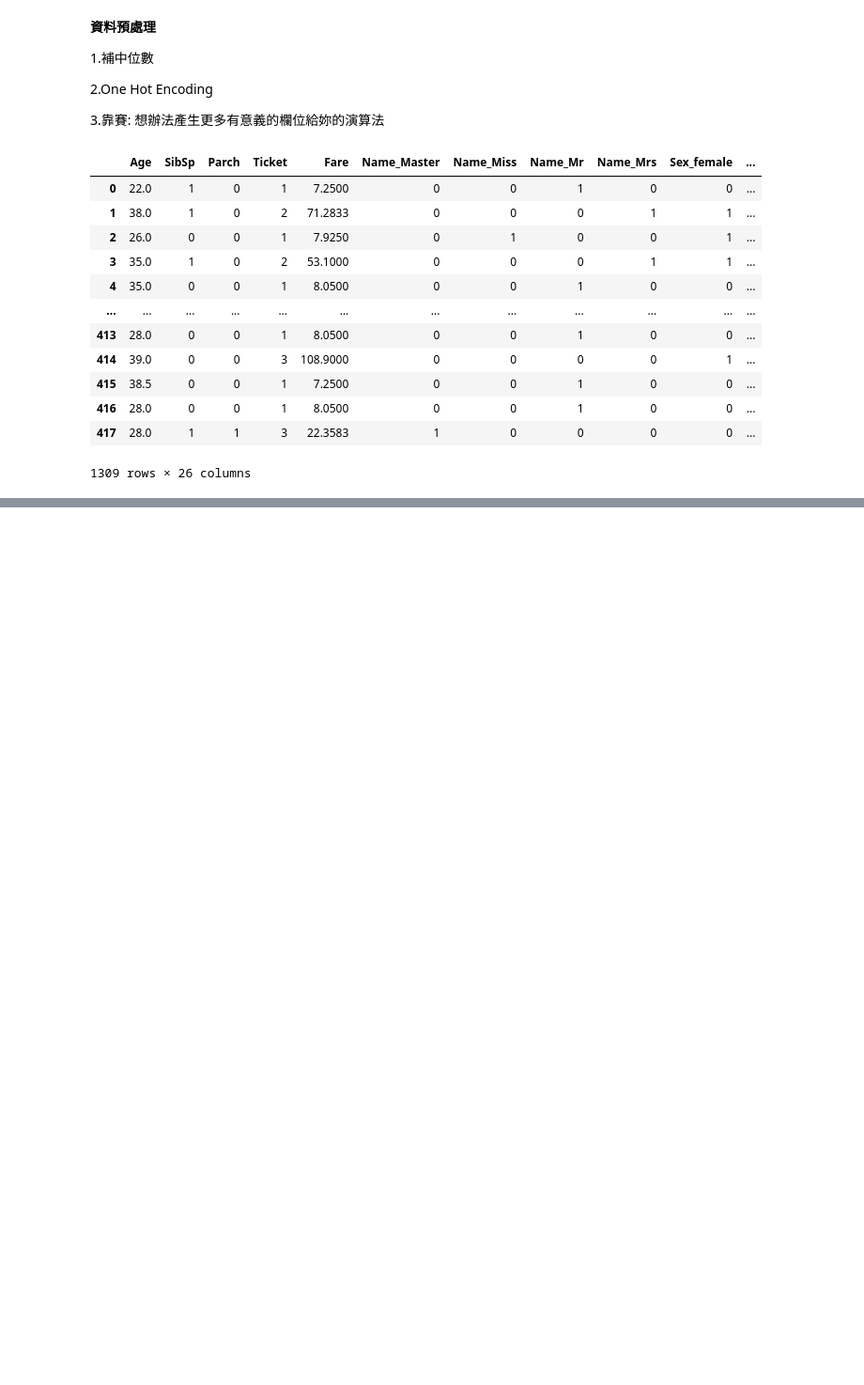
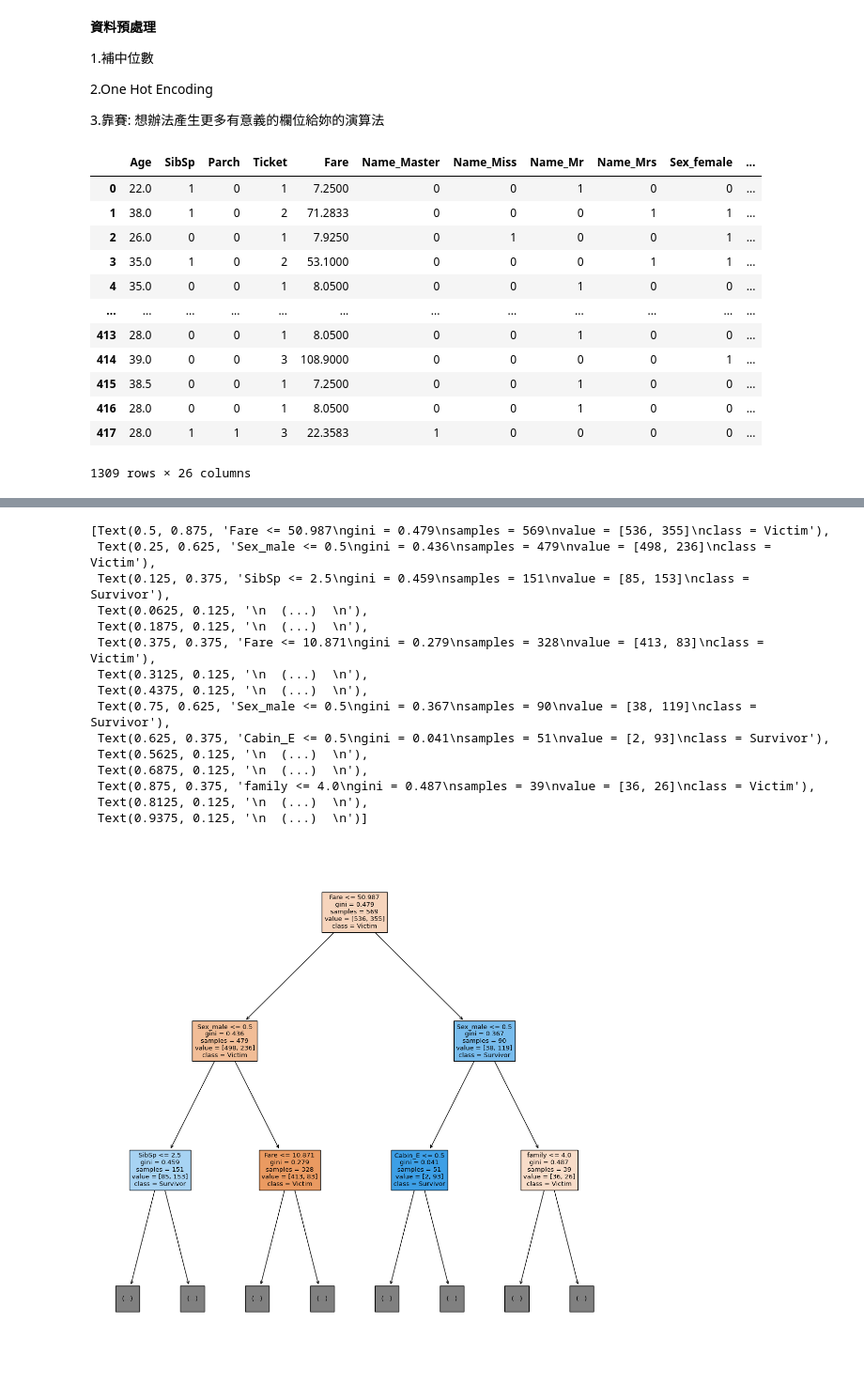
Before and after one commit to nickLin1225/Titanic, a Jupyter notebook: titanic.ipynb, the cells around one changed output, grey strips where cells are left out. Shown at 94% size. Cells and saved outputs as stored; diff of their text form; code cells hidden in the pictures; blank space fills up the shorter version.

```diff
--- a/titanic.ipynb
+++ b/titanic.ipynb
@@ -241,0 +339,9 @@ datas_total
+# %%
+clf = RandomForestClassifier(max_depth=7, n_estimators=27)
+clf.fit(x_np, y)
+pre = clf.predict(x_predict_np)
+result = pd.DataFrame({
+    "PassengerId":datas_predict["PassengerId"],
+    "Survived":pre
+})
+result.to_csv("rf.csv", encoding="utf-8", index=False)
@@ -241,0 +361,43 @@ datas_total
+# %%
+# 這種只比正確率的比賽, 最後只能靠賽微調一下參數
+clf = KNeighborsClassifier(n_neighbors=11)
+clf.fit(x_scaled_np, y)
+pre = clf.predict(x_predict_scaled_np)
+result = pd.DataFrame({
+    "PassengerId":datas_predict["PassengerId"],
+    "Survived":pre
+})
+result.to_csv("knn.csv", encoding="utf-8", index=False)
+# %%
+import matplotlib.pyplot as plt
+from sklearn.tree import plot_tree
+
+# 我可以把randomforest其中的每顆決策樹畫出來的
+clf = RandomForestClassifier(max_depth=7, n_estimators=27)
+clf.fit(x_np, y)
+# 畫地一顆
+# clf.estimators_[0]
+
+plt.figure(figsize=(14, 14))
+plot_tree(clf.estimators_[2],
+     feature_names=datas_total.columns,
+     class_names=["Victim", "Survivor"],
+     filled=True,
+     max_depth=2)
+# %% [output]
+[Text(0.5, 0.875, 'Fare <= 50.987\ngini = 0.479\nsamples = 569\nvalue = [536, 355]\nclass = Victim'),
+ Text(0.25, 0.625, 'Sex_male <= 0.5\ngini = 0.436\nsamples = 479\nvalue = [498, 236]\nclass = Victim'),
+ Text(0.125, 0.375, 'SibSp <= 2.5\ngini = 0.459\nsamples = 151\nvalue = [85, 153]\nclass = Survivor'),
+ Text(0.0625, 0.125, '\n  (...)  \n'),
+ Text(0.1875, 0.125, '\n  (...)  \n'),
+ Text(0.375, 0.375, 'Fare <= 10.871\ngini = 0.279\nsamples = 328\nvalue = [413, 83]\nclass = Victim'),
+ Text(0.3125, 0.125, '\n  (...)  \n'),
+ Text(0.4375, 0.125, '\n  (...)  \n'),
+ Text(0.75, 0.625, 'Sex_male <= 0.5\ngini = 0.367\nsamples = 90\nvalue = [38, 119]\nclass = Survivor'),
+ Text(0.625, 0.375, 'Cabin_E <= 0.5\ngini = 0.041\nsamples = 51\nvalue = [2, 93]\nclass = Survivor'),
+ Text(0.5625, 0.125, '\n  (...)  \n'),
+ Text(0.6875, 0.125, '\n  (...)  \n'),
+ Text(0.875, 0.375, 'family <= 4.0\ngini = 0.487\nsamples = 39\nvalue = [36, 26]\nclass = Victim'),
+ Text(0.8125, 0.125, '\n  (...)  \n'),
+ Text(0.9375, 0.125, '\n  (...)  \n')]
+[figure, added]
```
Also changed, not shown: parts of 13 cells of this notebook.
